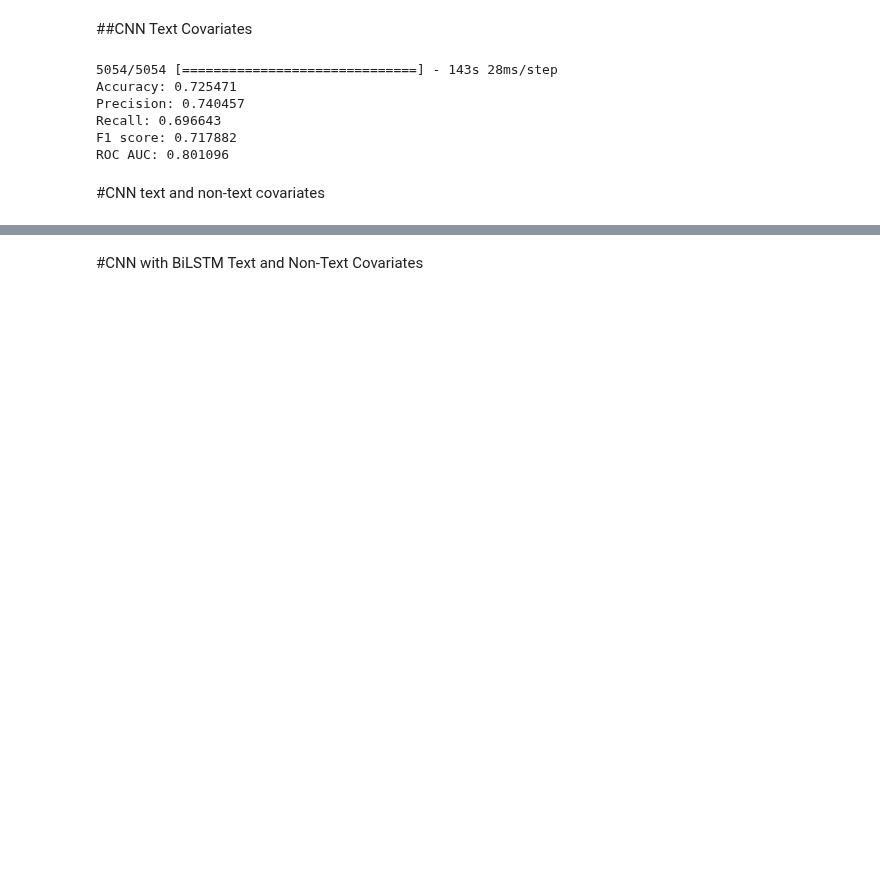
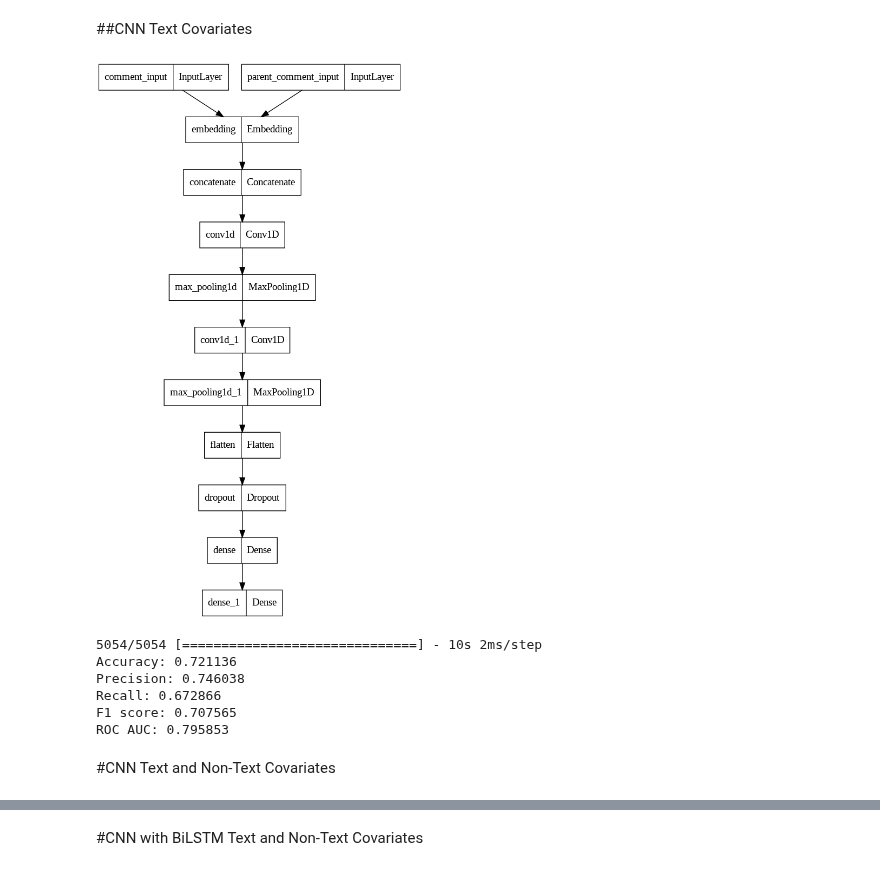
Before and after one commit to brianellis1997/Sarcasm_Detection, a Jupyter notebook: CNN.ipynb, the cells around one changed output, grey strips where cells are left out. Drawn from its saved outputs; the diff is of its cells as text; code cells hidden in the pictures; blank space fills up the shorter version.

```diff
--- a/CNN.ipynb
+++ b/CNN.ipynb
@@ -281,11 +225,15 @@ Requirement already satisfied: certifi>=2017.4.17 in /usr/local/lib/python3.10/d
 # %%
 from tensorflow.keras.models import load_model
-best_model = load_model('/content/drive/MyDrive/Sarcasm_Data/best_model.h5')
+CNN_Text = load_model('/content/drive/MyDrive/Sarcasm_Data/CNN_Text.h5')
+# %%
+plot_model(CNN_Text)
+# %% [output]
+[figure, added]
 # %%
 from sklearn.metrics import accuracy_score, precision_score, recall_score, f1_score, roc_auc_score
 from keras.models import Model
 
-predictions = best_model.predict({'comment_input': X_text_comment_pad_test,
+predictions = CNN_Text.predict({'comment_input': X_text_comment_pad_test,
                              'parent_comment_input': X_text_parent_comment_pad_test})
 
 prediction_result = (predictions > 0.5).astype('int32')
@@ -310,11 +258,9 @@ predictions = predictions.flatten()
 auc = roc_auc_score(y_test, predictions)
 print('ROC AUC: %f' % auc)
 # %% [output]
-5054/5054 [==============================] - 143s 28ms/step
-Accuracy: 0.725471
-Precision: 0.740457
-Recall: 0.696643
-F1 score: 0.717882
-ROC AUC: 0.801096
+5054/5054 [==============================] - 10s 2ms/step
+Accuracy: 0.721136
+Precision: 0.746038
+Recall: 0.672866
+F1 score: 0.707565
+ROC AUC: 0.795853
-# %% [markdown]
-#CNN text and non-text covariates
@@ -324 +267,3 @@ clear_session()
+# %% [markdown]
+#CNN Text and Non-Text Covariates
 # %%
```
Also changed, not shown: parts of 51 cells of this notebook.
